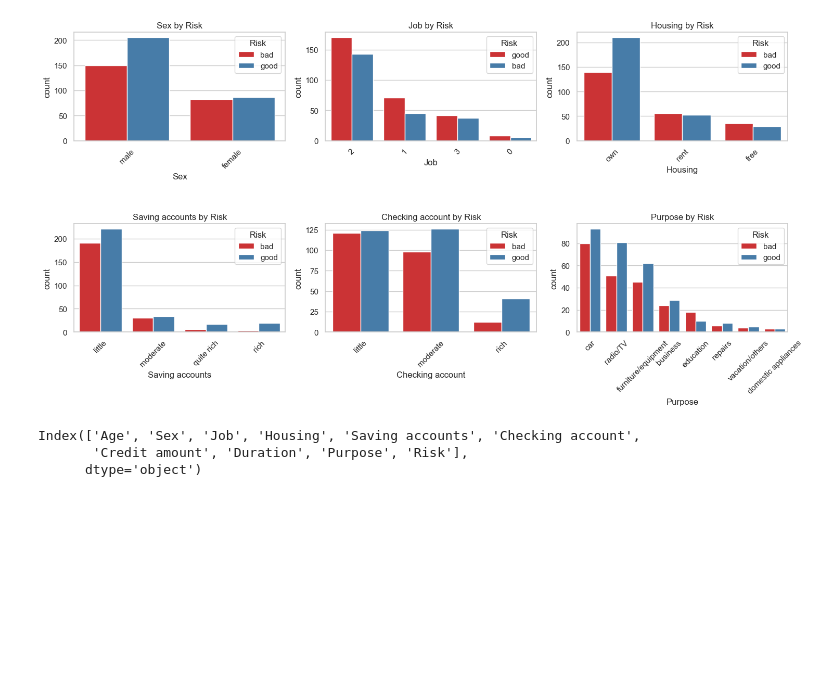
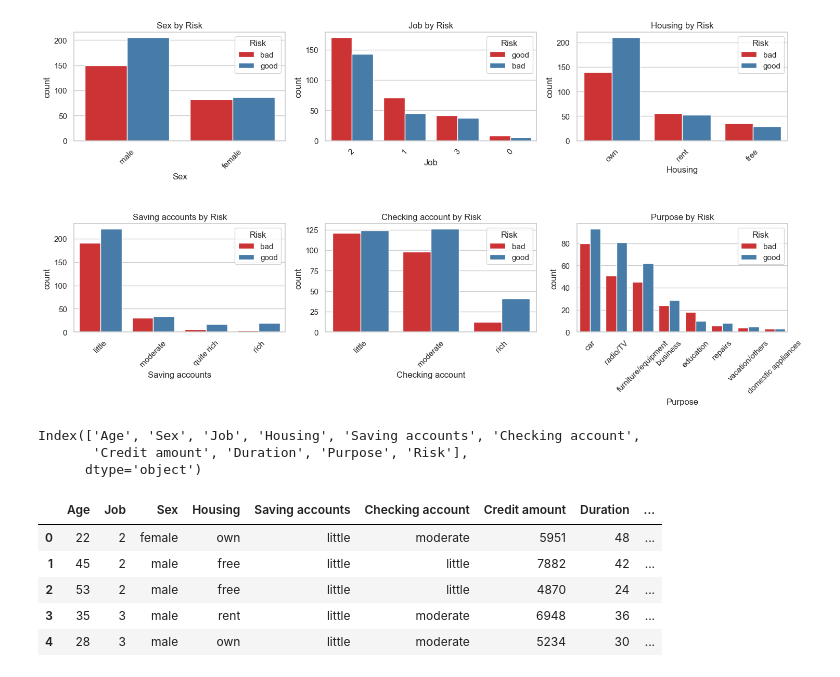
Before and after one commit to chidoakd/Credit-Risk-Modeling, a Jupyter notebook: credit_check.ipynb, the cells around one changed output. Drawn from its saved outputs; the diff is of its cells as text; code cells hidden in the pictures; blank space fills up the shorter version.

Commit message:
create modeling dataframe with features + target

```diff
--- a/credit_check.ipynb
+++ b/credit_check.ipynb
@@ -280,3 +280,18 @@ Index(['Age', 'Sex', 'Job', 'Housing', 'Saving accounts', 'Checking account',
 # %%
 # define important features for modeling
 features =["Age", "Job", "Sex", "Housing", "Saving accounts", "Checking account", "Credit amount", "Duration"]
+# %%
+# define the  target variable
+target = "Risk"
+# %%
+# define the modeling dataframe
+df_model = df[features + [target]].copy()
+# %%
+df_model.head()
+# %% [output]
+|  | Age | Job | Sex | Housing | Saving accounts | Checking account | Credit amount | Duration | ... |
+| 0 | 22 | 2 | female | own | little | moderate | 5951 | 48 | ... |
+| 1 | 45 | 2 | male | free | little | little | 7882 | 42 | ... |
+| 2 | 53 | 2 | male | free | little | little | 4870 | 24 | ... |
+| 3 | 35 | 3 | male | rent | little | moderate | 6948 | 36 | ... |
+| 4 | 28 | 3 | male | own | little | moderate | 5234 | 30 | ... |
```
